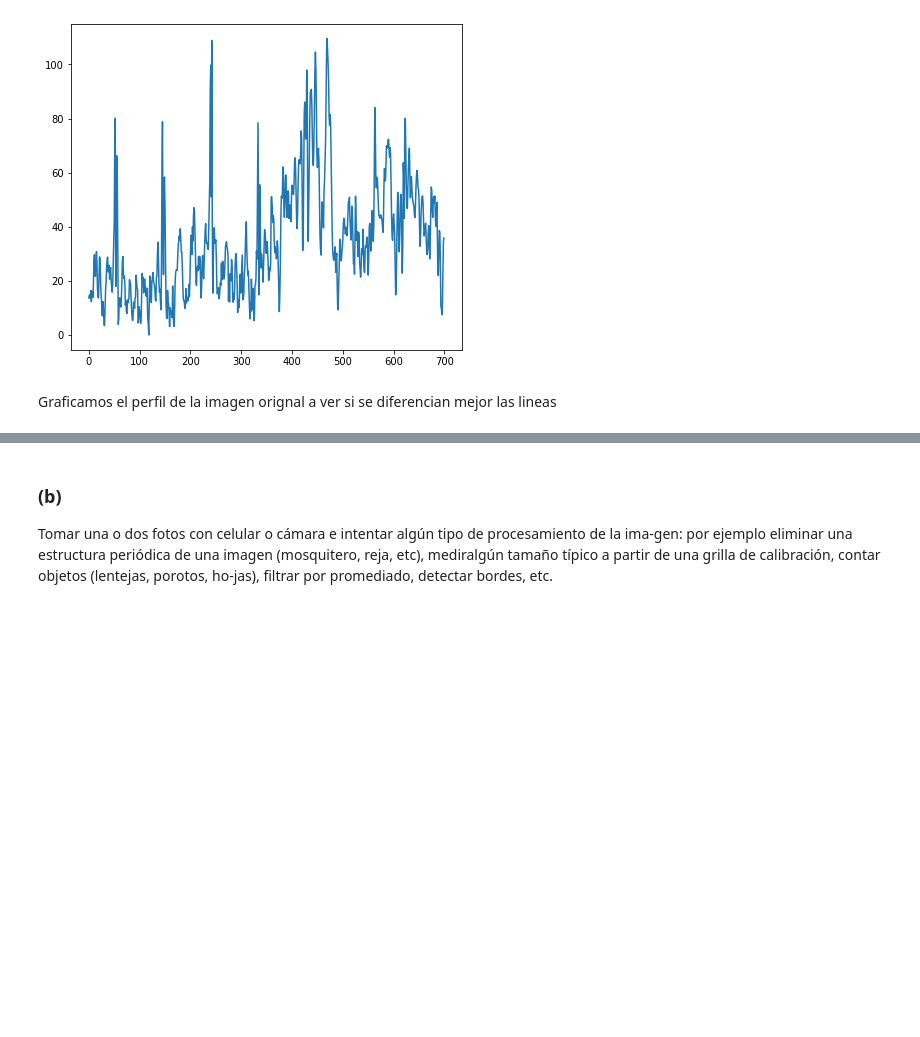
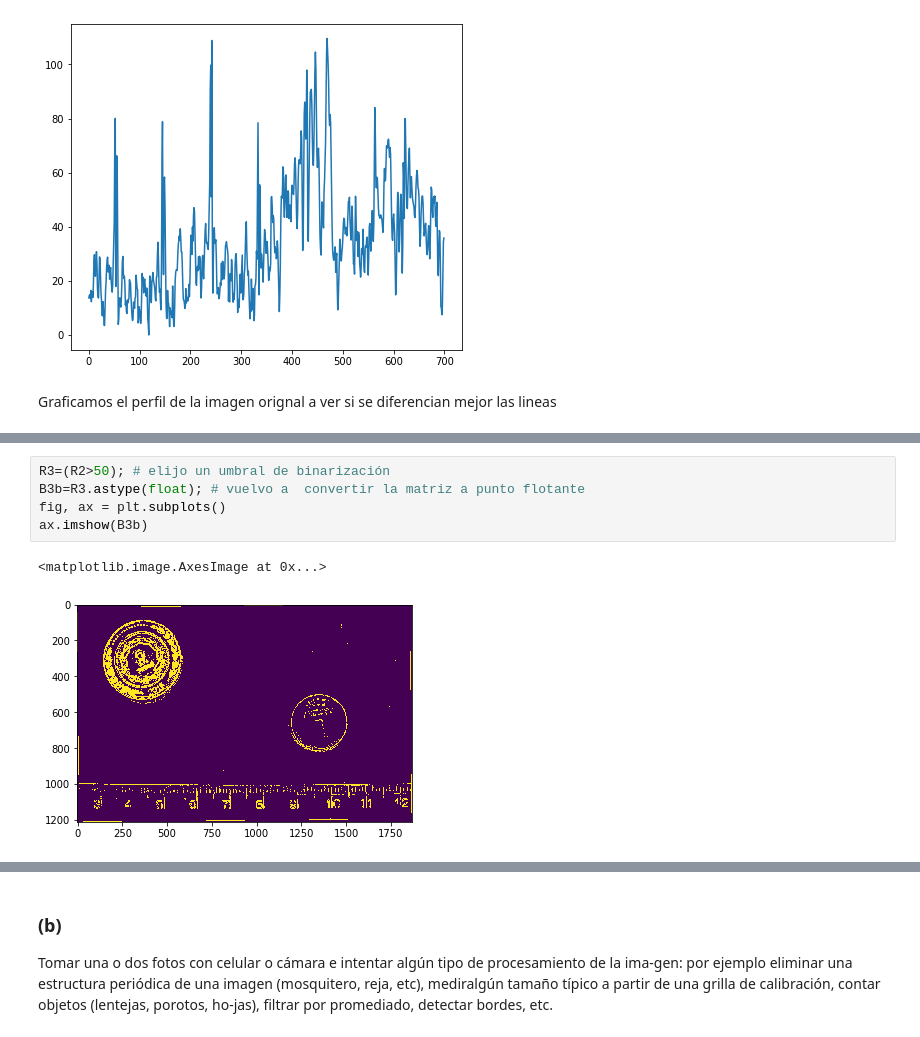
Before and after one commit to LunaKadysz/Laboratorio-4, a Jupyter notebook: Practica1/Practic1.ipynb, the cells around one changed output, grey strips where cells are left out. Drawn from its saved outputs; the diff is of its cells as text; blank space fills up the shorter version.

```diff
--- a/Practica1/Practic1.ipynb
+++ b/Practica1/Practic1.ipynb
@@ -100,0 +127,8 @@ Escala: ( 67.2105551898179  ± 32.727516801471936  ) px/mm
+# %%
+R3=(R2>50); # elijo un umbral de binarización
+B3b=R3.astype(float); # vuelvo a  convertir la matriz a punto flotante
+fig, ax = plt.subplots()
+ax.imshow(B3b)
+# %% [output]
+<matplotlib.image.AxesImage at 0x...>
+[figure, added]
```
Also changed, not shown: parts of 11 cells of this notebook.
